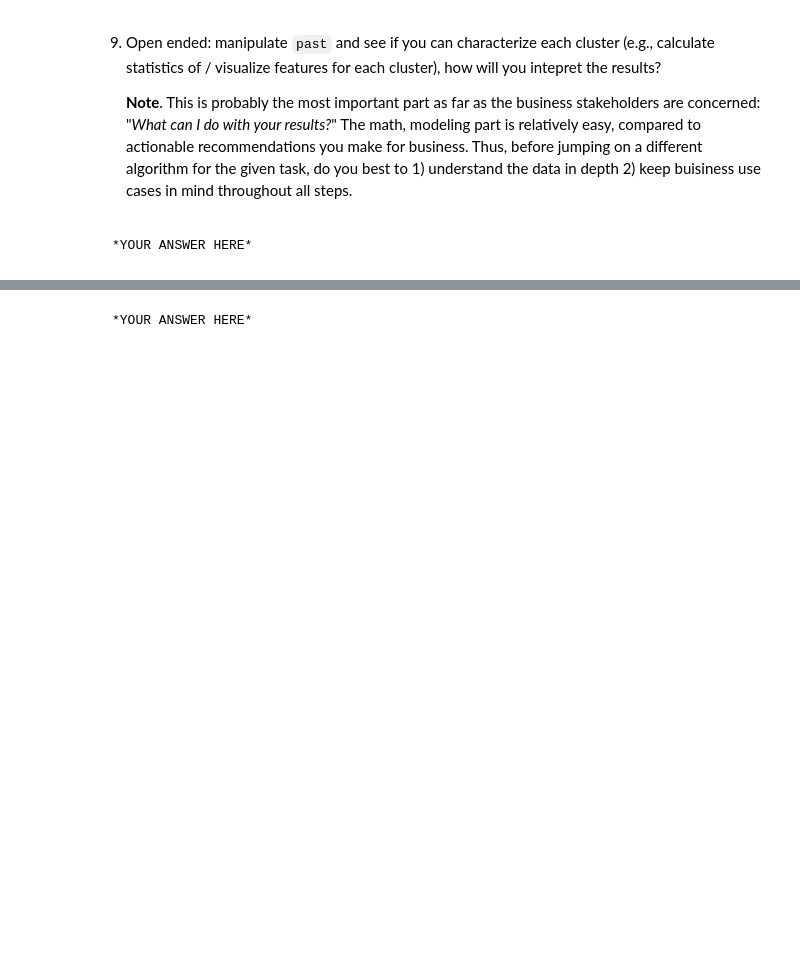
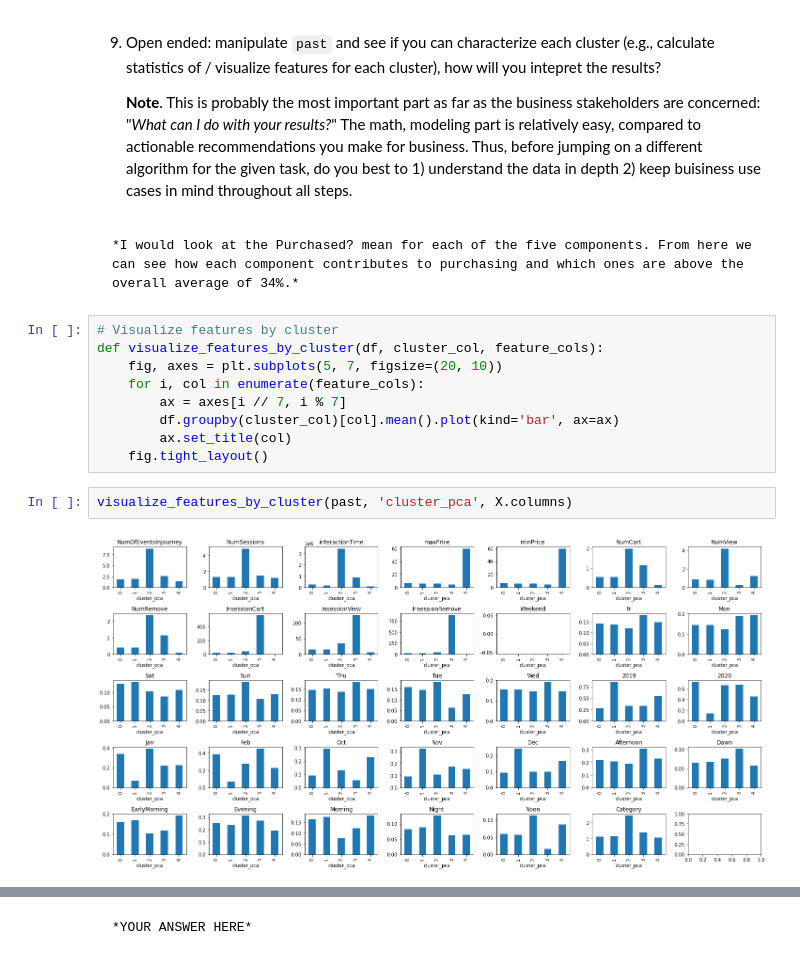
Before and after one commit to curtpond/MLE-10, a Jupyter notebook: assignments/week-08-unsupervised-ml/nb/new-product-launch.ipynb, the cells around one changed output, grey strips where cells are left out. Cells and saved outputs as stored; diff of their text form; blank space fills up the shorter version.

Commit message:
Answered questions and reviewed code in the notebook. Completed assignment.

```diff
--- a/assignments/week-08-unsupervised-ml/nb/new-product-launch.ipynb
+++ b/assignments/week-08-unsupervised-ml/nb/new-product-launch.ipynb
@@ -293,4 +304,17 @@ past.head()
 
     **Note**. This is probably the most important part as far as the business stakeholders are concerned: "*What can I do with your results?*" The math, modeling part is relatively easy, compared to actionable recommendations you make for business. Thus, before jumping on a different algorithm for the given task, do you best to 1) understand the data in depth 2) keep buisiness use cases in mind throughout all steps.
 # %% [markdown]
-    *YOUR ANSWER HERE*
+    *I would look at the Purchased? mean for each of the five components. From here we can see how each component contributes to purchasing and which ones are above the overall average of 34%.*
+# %%
+# Visualize features by cluster
+def visualize_features_by_cluster(df, cluster_col, feature_cols):
+    fig, axes = plt.subplots(5, 7, figsize=(20, 10))
+    for i, col in enumerate(feature_cols):
+        ax = axes[i // 7, i % 7]
+        df.groupby(cluster_col)[col].mean().plot(kind='bar', ax=ax)
+        ax.set_title(col)
+    fig.tight_layout()
+# %%
+visualize_features_by_cluster(past, 'cluster_pca', X.columns)
+# %% [output]
+[figure, added]
```
Also changed, not shown: parts of 27 cells of this notebook.
